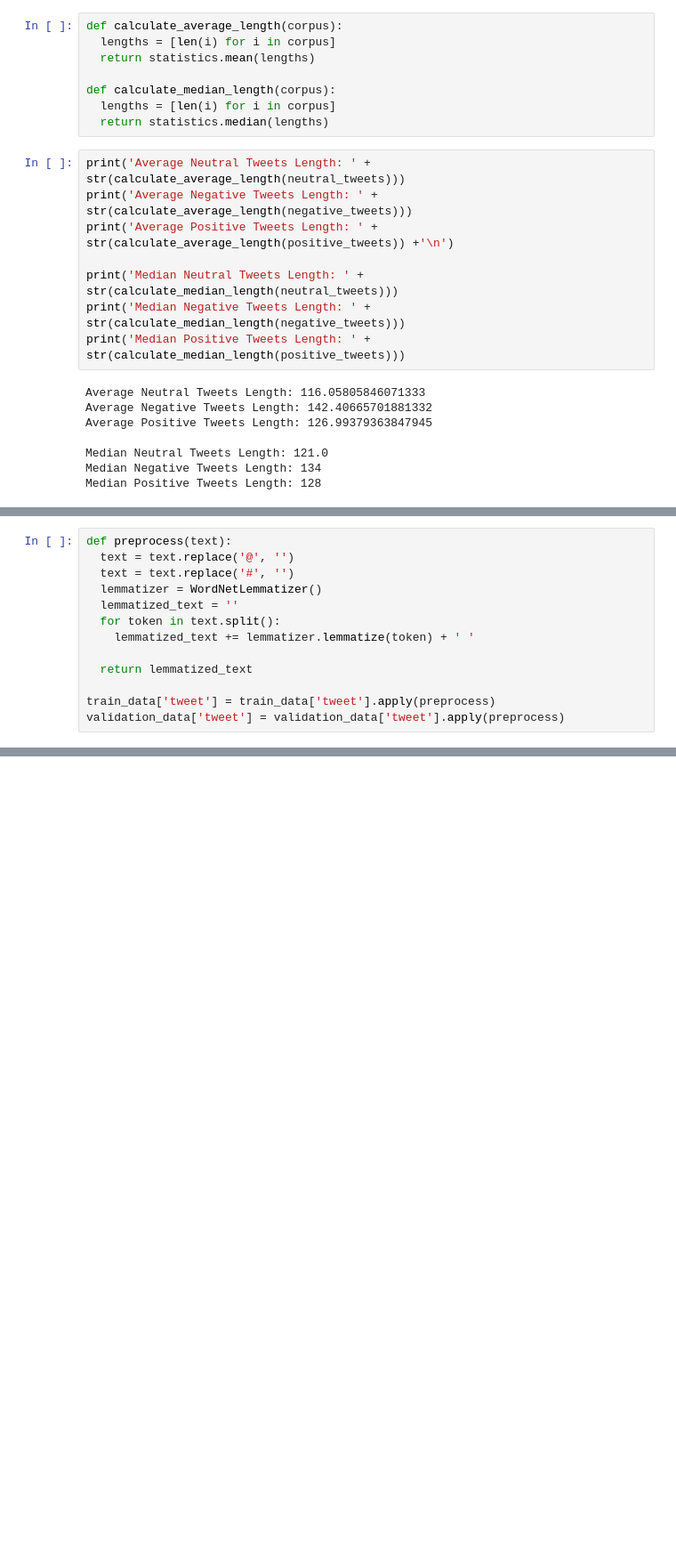
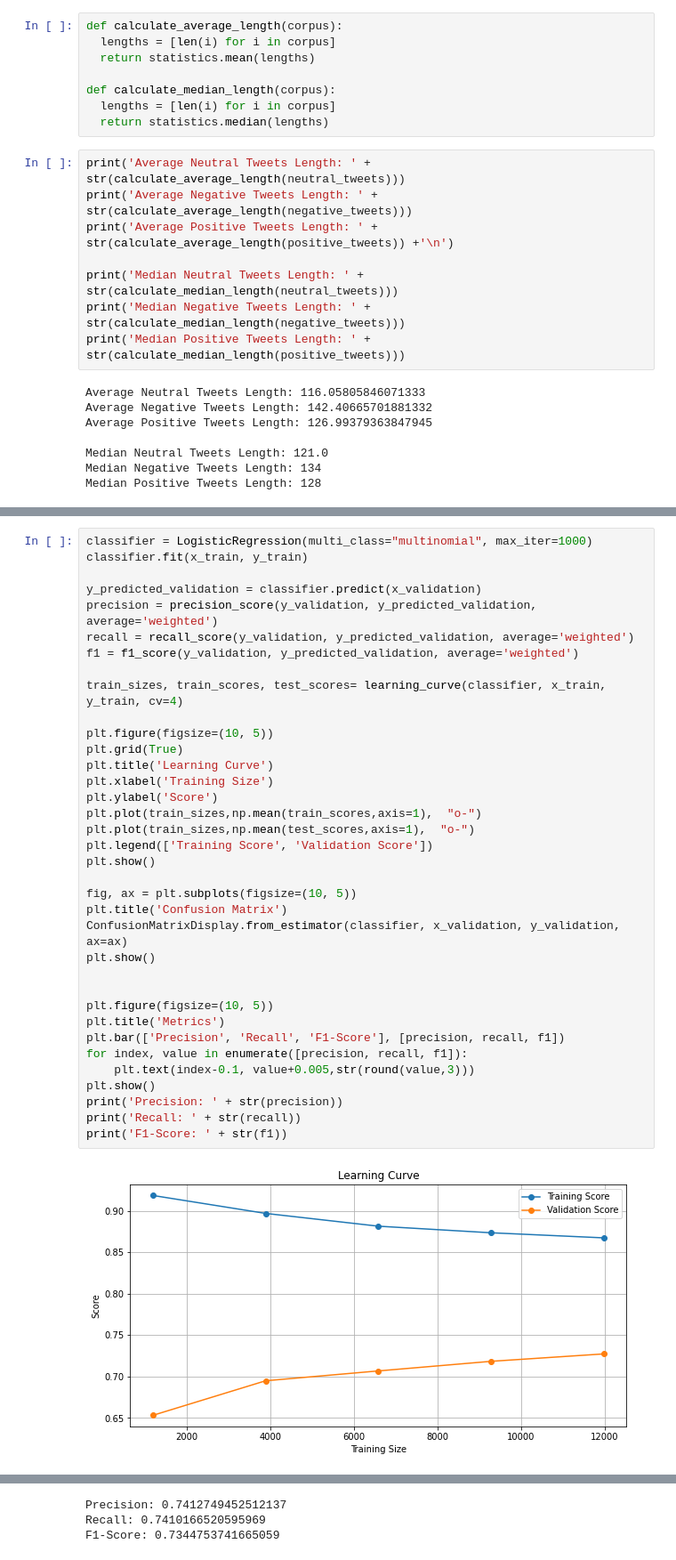
Before and after one commit to d-maniatakos/covid19-vaccine-sentiment-analysis, a Jupyter notebook: vaccine_sentiment_classifier.ipynb, the cells around one changed output, grey strips where cells are left out. Shown: that part at 89% size. Saved outputs shown, nothing was run; the diff lists cells and outputs as text; blank space fills up the shorter version.

Commit message:
"confusion matrix and more organised structure"

```diff
--- a/vaccine_sentiment_classifier.ipynb
+++ b/vaccine_sentiment_classifier.ipynb
@@ -107,13 +99,0 @@ The negative tweets tend to be slightly longer while neutral tweets tend to be s
-# %%
-def preprocess(text):
-  text = text.replace('@', '')
-  text = text.replace('#', '')
-  lemmatizer = WordNetLemmatizer()
-  lemmatized_text = ''
-  for token in text.split():
-    lemmatized_text += lemmatizer.lemmatize(token) + ' '
-
-  return lemmatized_text
-
-train_data['tweet'] = train_data['tweet'].apply(preprocess)
-validation_data['tweet'] = validation_data['tweet'].apply(preprocess)
@@ -119,0 +135,38 @@ validation_data['tweet'] = validation_data['tweet'].apply(preprocess)
+# %%
+classifier = LogisticRegression(multi_class="multinomial", max_iter=1000)
+classifier.fit(x_train, y_train)
+
+y_predicted_validation = classifier.predict(x_validation)
+precision = precision_score(y_validation, y_predicted_validation, average='weighted')
+recall = recall_score(y_validation, y_predicted_validation, average='weighted')
+f1 = f1_score(y_validation, y_predicted_validation, average='weighted')
+
+train_sizes, train_scores, test_scores= learning_curve(classifier, x_train, y_train, cv=4)
+
+plt.figure(figsize=(10, 5))
+plt.grid(True)
+plt.title('Learning Curve')
+plt.xlabel('Training Size')
+plt.ylabel('Score')
+plt.plot(train_sizes,np.mean(train_scores,axis=1),  "o-")
+plt.plot(train_sizes,np.mean(test_scores,axis=1),  "o-")
+plt.legend(['Training Score', 'Validation Score'])
+plt.show()
+
+fig, ax = plt.subplots(figsize=(10, 5))
+plt.title('Confusion Matrix')
+ConfusionMatrixDisplay.from_estimator(classifier, x_validation, y_validation, ax=ax)
+plt.show()
+
+
+plt.figure(figsize=(10, 5))
+plt.title('Metrics')
+plt.bar(['Precision', 'Recall', 'F1-Score'], [precision, recall, f1])
+for index, value in enumerate([precision, recall, f1]):
+    plt.text(index-0.1, value+0.005,str(round(value,3)))
+plt.show()
+print('Precision: ' + str(precision))
+print('Recall: ' + str(recall))
+print('F1-Score: ' + str(f1))
+# %% [output]
+[figure, added]
@@ -120 +175,4 @@ validation_data['tweet'] = validation_data['tweet'].apply(preprocess)
+Precision: 0.7412749452512137
+Recall: 0.7410166520595969
+F1-Score: 0.7344753741665059
 # %% [markdown]
```
Also changed, not shown: parts of 23 cells of this notebook.
